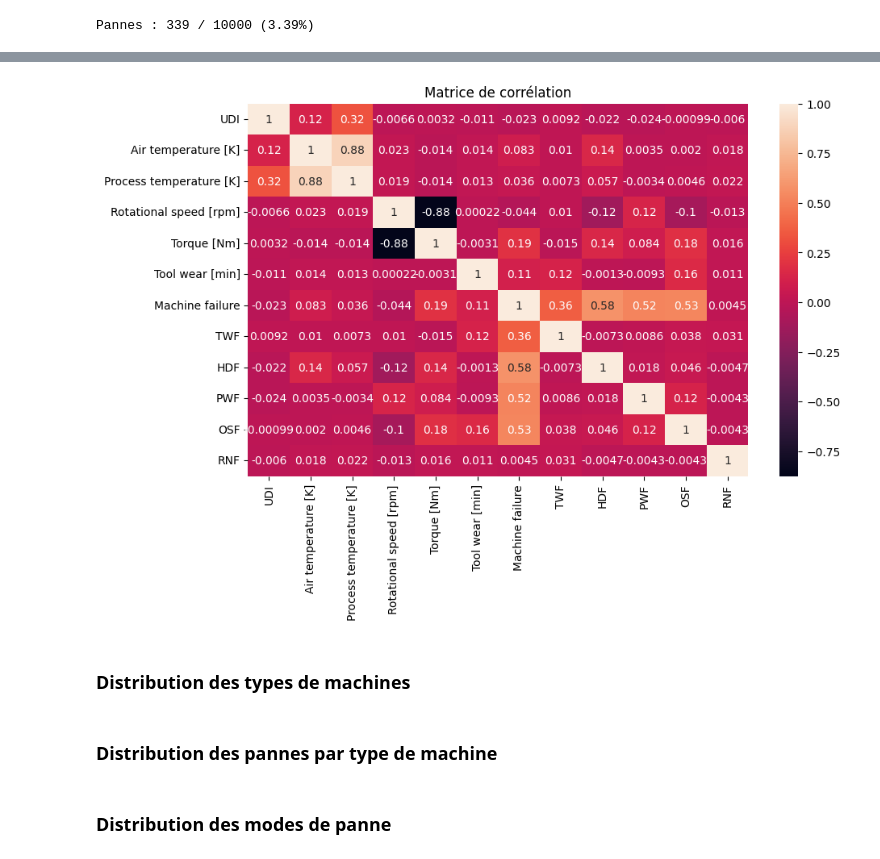
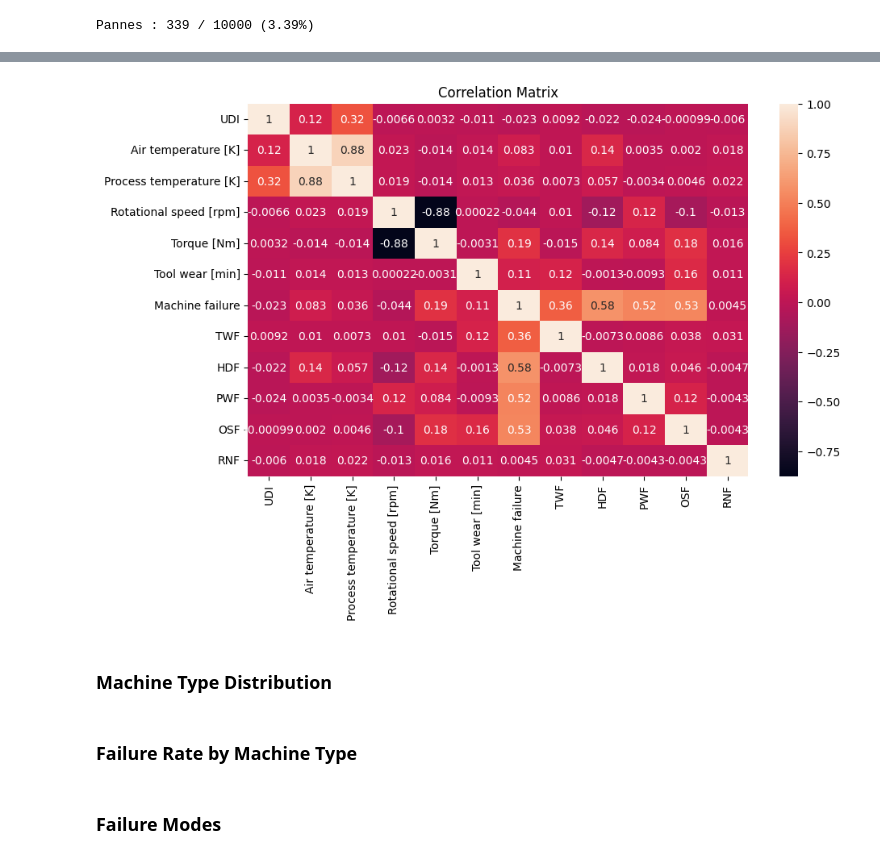
Before and after one commit to abdoudiallo-git/ai-industrial-monitoring-platform, a Jupyter notebook: notebooks/01_exploration.ipynb, the cells around one changed output, grey strips where cells are left out. Drawn from its saved outputs; the diff is of its cells as text; code cells hidden in the pictures.

```diff
--- a/notebooks/01_exploration.ipynb
+++ b/notebooks/01_exploration.ipynb
@@ -109,10 +109,10 @@ plt.show()
 # %%
 plt.figure(figsize=(10,6))
 sns.heatmap(df.corr(numeric_only=True), annot=True)
-plt.title('Matrice de corrélation')
+plt.title('Correlation Matrix')
 plt.show()
 # %% [output]
-[figure, old version]
+[figure, new version]
 # %% [markdown]
-### Distribution des types de machines
+### Machine Type Distribution
 # %%
@@ -120,7 +120,7 @@ fig = px.pie(df, names='Type', title='Distribution des types de machines')
 fig.show()
 fig.write_image("../outputs/distribution_types.png")
 # %% [markdown]
-### Distribution des pannes par type de machine
+### Failure Rate by Machine Type
 # %%
 fig = px.bar(
     df.groupby('Type')['Machine failure'].mean().reset_index(),
@@ -134,5 +134,5 @@ fig.write_image("../outputs/distribution_pannes_par_types.png")
 # %% [markdown]
-### Distribution des modes de panne
+### Failure Modes
 # %%
 failure_modes = ['TWF', 'HDF', 'PWF', 'OSF', 'RNF']
 counts = df[failure_modes].sum().reset_index()
```
Also changed, not shown: parts of 17 cells of this notebook, 8 other files.
